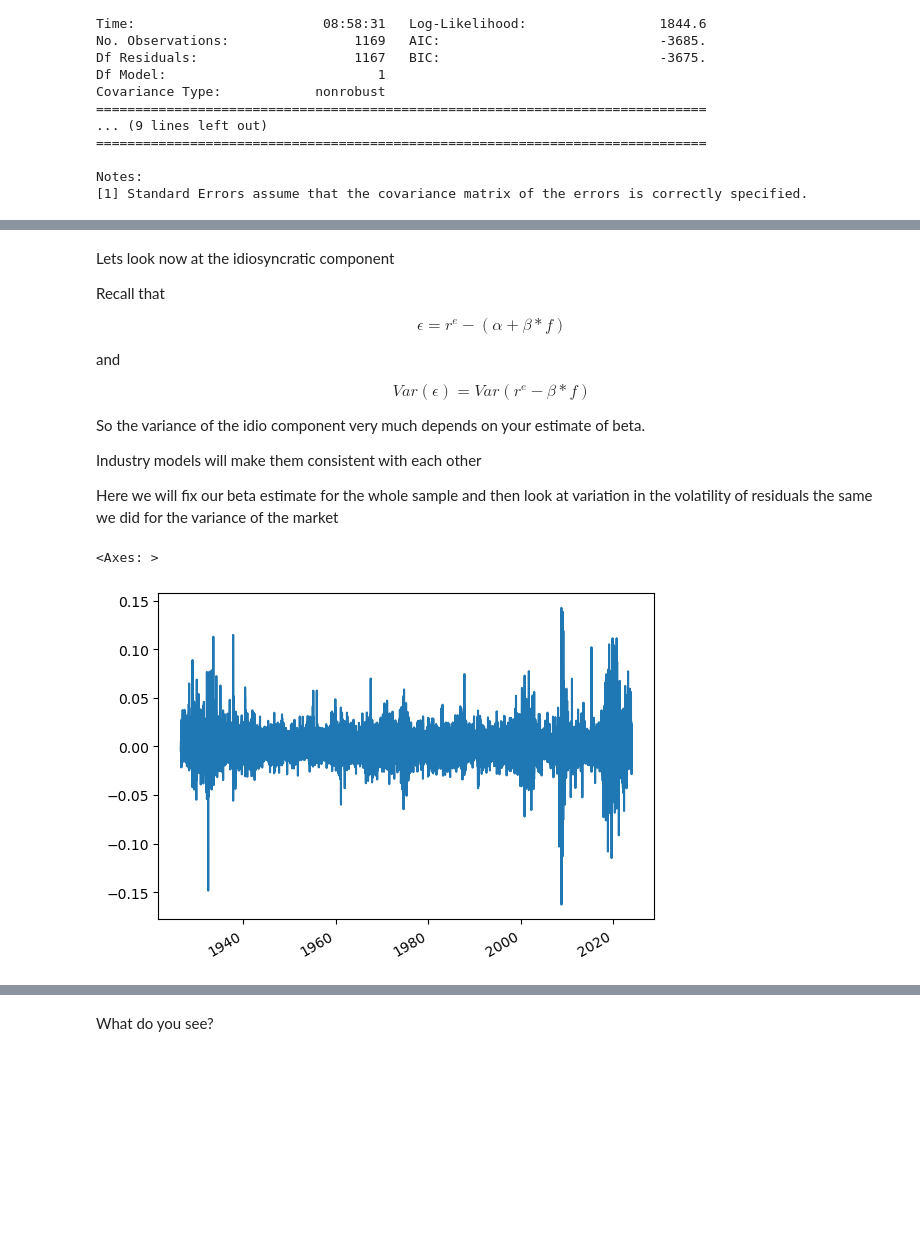
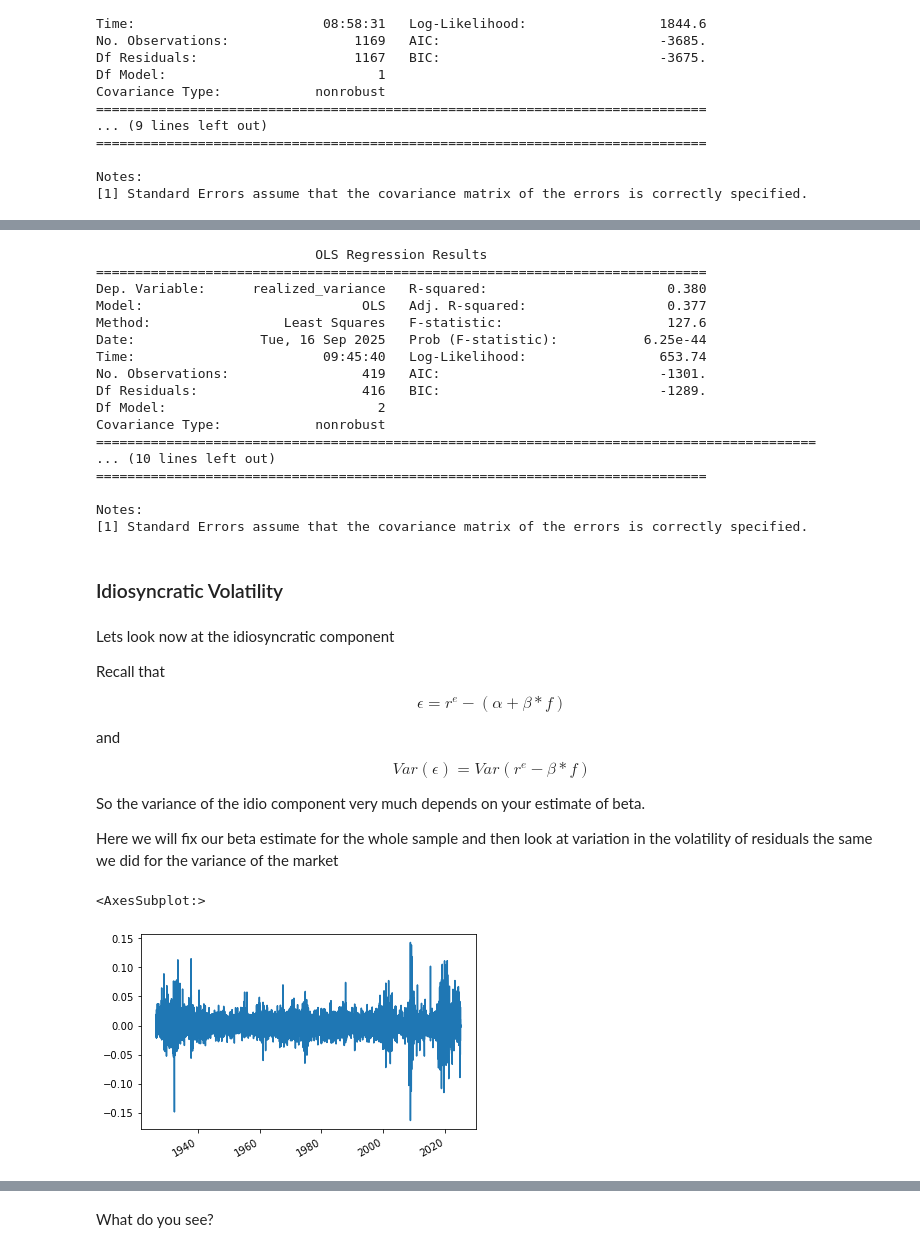
Before and after one commit to SnazzyBeatle115/UG54, a Jupyter notebook: chapters/Finance/FactorModelEstimation.ipynb, the cells around one changed output, grey strips where cells are left out. Saved outputs shown, nothing was run; the diff lists cells and outputs as text; code cells hidden in the pictures; blank space fills up the shorter version.

```diff
--- a/chapters/Finance/FactorModelEstimation.ipynb
+++ b/chapters/Finance/FactorModelEstimation.ipynb
@@ -438,4 +465,4 @@ There is a relationship but much more variability then the standard errors sugge
 # %%
-sm.OLS(b[1:], sm.add_constant(b.shift(1)[1:])).fit().summary()
+sm.OLS(e[1:], sm.add_constant(e.shift(1)[1:])).fit().summary()
 # %% [output]
 OLS Regression Results
@@ -608,0 +605,6 @@ You should see a lot of clustering which suggests you can forecast using past va
+# %%
+df_var=df_m.groupby(df_m.index+pd.offsets.MonthEnd(0)).apply(lambda x:x['Mkt-RF'].var()*252)
+(df_var**0.5).plot()
+
+# now there is no overlapping data points
+# We see a lot of clustering--so volatility is persistent
@@ -657,0 +665,6 @@ Notes:
+# %%
+
+# Get VIX data from FRED
+vix = DataReader.DataReader("VIXCLS", "fred", start=df_var.index.min(), end=df_var.index.max())
+vix = vix.resample('M').last()  # Resample to monthly and take the last value
+vix.plot()
@@ -658,7 +674,44 @@ Notes:
+# %%
+
+# Merge VIX data with df_var
+df_var_vix = df_var.to_frame(name='realized_variance').join((vix/100)**2, how='inner')
+
+# Shift the variance series by one period to create the lagged variable
+df_var_vix['VIX_lagged'] = df_var_vix['VIXCLS'].shift(1)
+df_var_vix['realized_variance_lagged'] = df_var_vix['realized_variance'].shift(1)
+# Drop the first row with NaN value
+df_var_vix = df_var_vix.dropna()
+
+# Define the independent variables (lagged variance and VIX) and add a constant term
+X = sm.add_constant(df_var_vix[['realized_variance_lagged', 'VIX_lagged']])
+# Define the dependent variable (current variance)
+y = df_var_vix['realized_variance']
+# Fit the OLS model
+model = sm.OLS(y, X).fit()
+
+# Print the model summary
+print(model.summary())
+# %% [output]
+                            OLS Regression Results
+==============================================================================
+Dep. Variable:      realized_variance   R-squared:                       0.380
+Model:                            OLS   Adj. R-squared:                  0.377
+Method:                 Least Squares   F-statistic:                     127.6
+Date:                Tue, 16 Sep 2025   Prob (F-statistic):           6.25e-44
+Time:                        09:45:40   Log-Likelihood:                 653.74
+No. Observations:                 419   AIC:                            -1301.
+Df Residuals:                     416   BIC:                            -1289.
+Df Model:                           2
+Covariance Type:            nonrobust
+============================================================================================
+... (10 lines left out)
+==============================================================================
+
+Notes:
+[1] Standard Errors assume that the covariance matrix of the errors is correctly specified.
+# %% [markdown]
+### Idiosyncratic  Volatility
 # %% [markdown]
-
-
-
 Lets look now at the idiosyncratic component
 
 Recall that
@@ -672,18 +725,16 @@ $$Var(\epsilon)=Var(r^e-\beta*f)$$
 
 So the variance of the idio component very much depends on your estimate of beta.
 
-Industry models will make them consistent with each other
-
 Here we will fix our beta estimate for the whole sample and then look at variation in the volatility of residuals the same we did for the variance of the market
 # %%
-df=df.dropna()
-X = df['Mkt-RF']
+df_m=df_m.dropna()
+X = df_m['Mkt-RF']
 X = sm.add_constant(X)  # Adds a constant term to the predictor
-y = df['re']
+y = df_m['re']
 model = sm.OLS(y, X).fit(dropna=True)
-df['e']=model.resid
-df['e'].plot()
+df_m['e']=model.resid
+df_m['e'].plot()
 # %% [output]
-<Axes: >
+<AxesSubplot:>
-[figure, old version]
+[figure, new version]
 # %%
```
Also changed, not shown: parts of 63 cells of this notebook, 1 other file.
